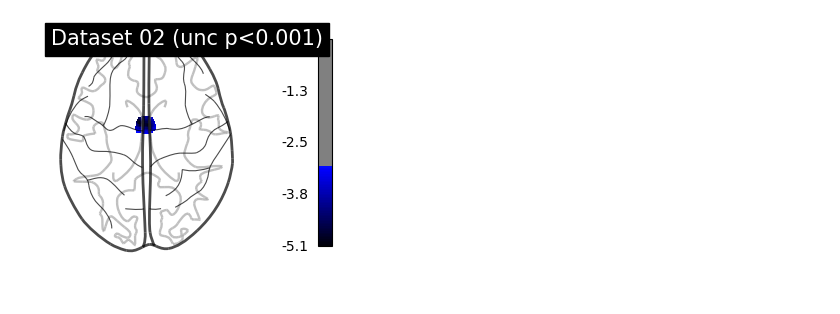
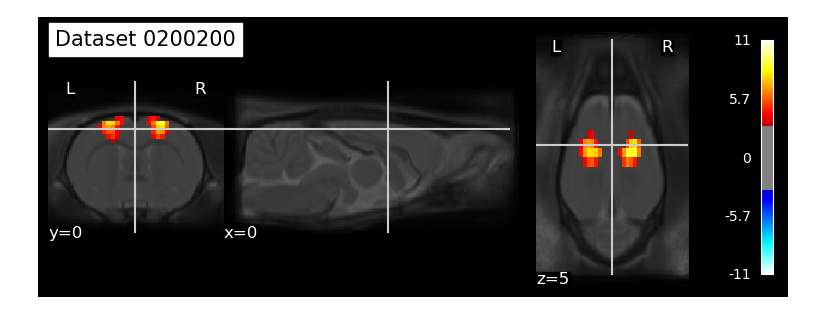
Before and after one commit to grandjeanlab/multirat_se, a Jupyter notebook: script/second_level_glm.ipynb, the cells around one changed output. Saved outputs shown, nothing was run; the diff lists cells and outputs as text; code cells hidden in the pictures.

Commit message:
👌🏻 for dataset 0200200! why not the rest...

```diff
--- a/script/second_level_glm.ipynb
+++ b/script/second_level_glm.ipynb
@@ -18,13 +18,16 @@ from nilearn.plotting import plot_design_matrix
 from nilearn.glm.second_level import SecondLevelModel
 from nilearn.datasets import fetch_localizer_contrasts
 from nilearn.image import get_data, math_img
+from nilearn import plotting, image, datasets
 from nilearn.glm.second_level import non_parametric_inference
-
+from nilearn.glm import threshold_stats_img
 
 # Init variables
 init_folder='/home/traaffneu/margal/code/multirat_se/script/'
 analysis_folder='/project/4180000.19/multirat_stim/rabies/preprocess'
-data_path = "/project/4180000.19/multirat_stim/rabies_test/first_level_analysis/z_score/"
+z_scores_path = "/project/4180000.19/multirat_stim/rabies_test/first_level_analysis/z_score/"
+beta_path = "/project/4180000.19/multirat_stim/rabies_test/first_level_analysis/beta_estimates/"
+
 
 # Data path
 template_path ='/groupshare/traaffneu/preclinimg/templates/SIGMA_Wistar_Rat_Brain_TemplatesAndAtlases_Version1.1/SIGMA_Rat_Anatomical_Imaging/SIGMA_Rat_Anatomical_InVivo_Template/SIGMA_InVivo_Brain_Template.nii'
@@ -35,6 +38,7 @@ output_dir = '/project/4180000.19/multirat_stim/rabies_test/second_level_analysi
 image_dir = os.path.join(output_dir, 'image/')
 z_score_dir = os.path.join(output_dir, 'z_score/')
 beta_dir = os.path.join(output_dir, 'beta_estimates/')
+p_value_dir = os.path.join(output_dir, 'p_value/')
 
 if not os.path.exists(output_dir):
     os.makedirs(output_dir)
@@ -44,6 +48,8 @@ if not os.path.exists(z_score_dir):
     os.makedirs(z_score_dir)
 if not os.path.exists(beta_dir):
     os.makedirs(beta_dir)
+if not os.path.exists(p_value_dir):
+    os.makedirs(p_value_dir)
 
 df = pd.read_csv(metadata_path, sep='\t')
 df = df.loc[(df['exclude'] != 'yes')]
@@ -54,0 +56,6 @@ print(subject_label)
+# %%
+ID = "0"+str(2000+3)
+dataset = glob.glob(beta_path+'beta_sub-{}??_ses-1.nii.gz'.format(ID))
+
+print(ID)
+print(dataset)
@@ -55,42 +65,52 @@ print(subject_label)
 # %%
 #https://nilearn.github.io/dev/auto_examples/07_advanced/plot_bids_analysis.html
 
-ID = '02'   #need to be give input, e.g., 01-17, or loop ?
+for index in range(2, 4):
 
-dataset = glob.glob(data_path+'z_score_sub-02003??_ses-1.nii.gz')
-n_subject = len(dataset)
-print(n_subject)
+    ID = "0"+str(2000+index)
+    dataset = glob.glob(beta_path+'beta_sub-{}??_ses-1.nii.gz'.format(ID))
 
 
-second_level_input = dataset
-design_matrix = pd.DataFrame([1] * len(second_level_input),
-                             columns=["intercept"])
+    n_subject = len(dataset)
+    print(n_subject)
+
+    second_level_input = dataset
+    design_matrix = pd.DataFrame([1] * len(second_level_input),
+                                columns=["intercept"])
 
 
-# --- Specify the model and fit it ---
-second_level_model = SecondLevelModel(smoothing_fwhm=8.0,
-                                      minimize_memory=False)
+    # --- Specify the model and fit it ---
+    second_level_model = SecondLevelModel(smoothing_fwhm=0.5,
+                                        minimize_memory=False)        #if want to get residuals
 
-second_level_model = second_level_model.fit(second_level_input,
-                                            design_matrix=design_matrix)
+    second_level_model = second_level_model.fit(second_level_input,
+                                                design_matrix=design_matrix)
 
 
-# --- Estimate the contrast ---
-second_stat_map = second_level_model.compute_contrast(second_level_contrast="intercept", output_type='all')
+    # --- Estimate the contrast ---
+    second_stat_map = second_level_model.compute_contrast(second_level_contrast='intercept', output_type='all')
 
-nib.save(second_stat_map['z_score'], z_score_dir+'z_score_sub-{}_ses-1.nii.gz'.format(ID))          #save z map
-nib.save(second_stat_map['effect_size'], beta_dir+'beta_sub-{}_ses-1.nii.gz'.format(ID))            #save the betaestimates
+    nib.save(second_stat_map['z_score'], z_score_dir+'z_score_sub-{}_ses-1.nii.gz'.format(ID))          #save z_score map
+    nib.save(second_stat_map['effect_size'], beta_dir+'beta_sub-{}_ses-1.nii.gz'.format(ID))            #save the beta estimates
+    nib.save(second_stat_map['p_value'], p_value_dir+'p_value_sub-{}_ses-1.nii.gz'.format(ID))            #save the p_value
+
+    # # --- Bonferronie correction ---
+    # threshold_uncorrected = 0.001
+    # threshold_corrected = threshold_uncorrected / n_subject   #use as input for argument "threshold" when plotting
 
 
-p_val = 0.001
-p001_unc = norm.isf(p_val)
-display = plotting.plot_glass_brain(second_stat_map['z_score'],
-                                    threshold=p001_unc,
-                                    colorbar=True,
-                                    display_mode="z",
-                                    plot_abs=False,
-                                    title="Dataset {} (unc p<0.001)".format(ID))
 
-plotting.show()
-plt.savefig(image_dir+'stat_map_dataset-{}_ses-1.png'.format(ID))
+    p_val = 0.001
+    p_unc = norm.isf(p_val)
+    plot_stat = plotting.plot_stat_map(second_stat_map['effect_size'],
+                                        bg_img = template_path,
+                                        threshold = p_unc,              #if plot p_value change to threshold = 0.001
+                                        cut_coords= (0 ,0, 5.5),
+                                        display_mode='ortho',
+                                        draw_cross=True,
+                                        colorbar=True,
+                                        title="Dataset {}00".format(ID))
+
+    plotting.show()
+    plt.savefig(image_dir+'stat_map_sub-{}_ses-1_effect_size.png'.format(ID))
 # %% [output]
@@ -98 +118 @@ plt.savefig(image_dir+'stat_map_dataset-{}_ses-1.png'.format(ID))
-[figure, old version]
+[figure, new version]
```
Also changed, not shown: parts of 6 cells of this notebook.
